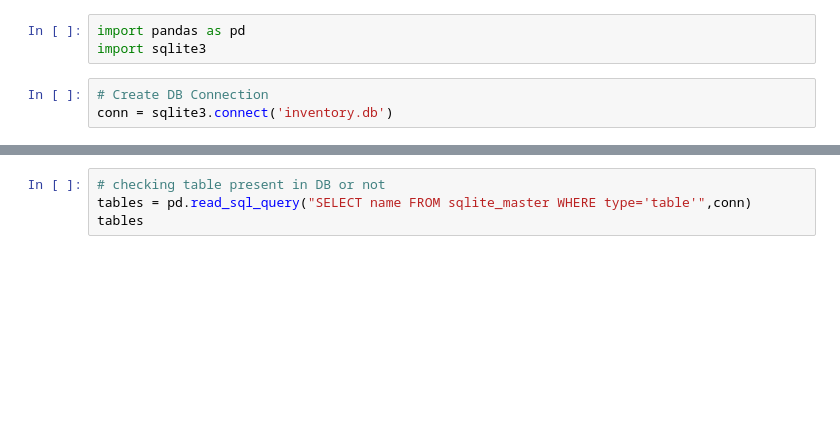
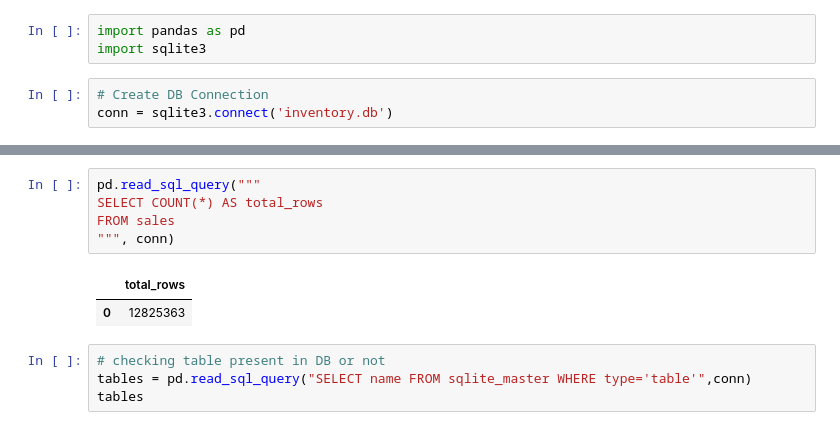
Before and after one commit to sayan629/-Vendor-Performance-Data-Analytics, a Jupyter notebook: EDA.ipynb, the cells around one changed output, grey strips where cells are left out. Saved outputs shown, nothing was run; the diff lists cells and outputs as text; blank space fills up the shorter version.

```diff
--- a/EDA.ipynb
+++ b/EDA.ipynb
@@ -7,3 +29,11 @@ conn = sqlite3.connect('inventory.db')
+# %%
+pd.read_sql_query("""
+SELECT COUNT(*) AS total_rows
+FROM sales
+""", conn)
+# %% [output]
+|  | total_rows |
+| 0 | 12825363 |
 # %%
 # checking table present in DB or not
 tables = pd.read_sql_query("SELECT name FROM sqlite_master WHERE type='table'",conn)
```
Also changed, not shown: parts of 9 cells of this notebook.
